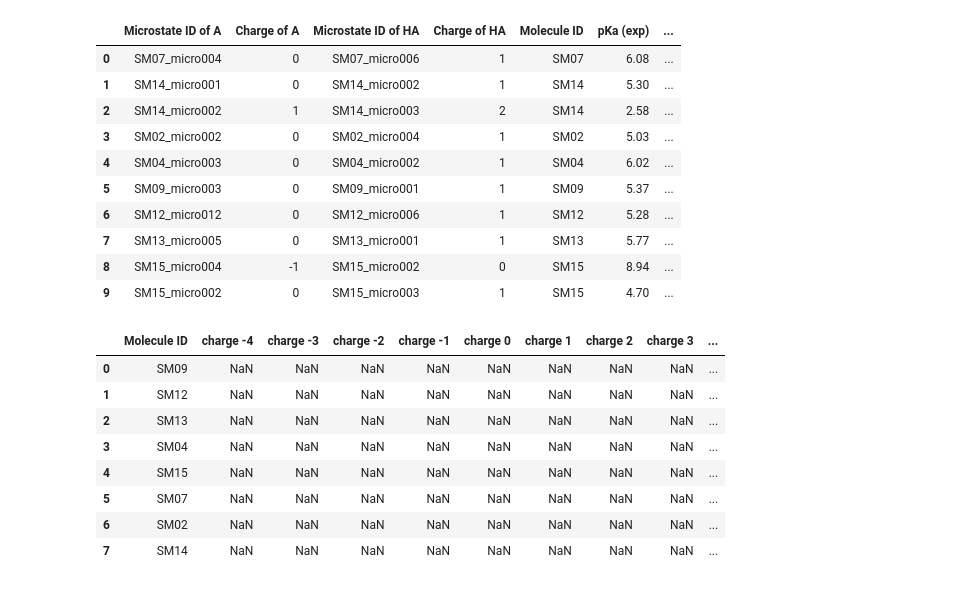
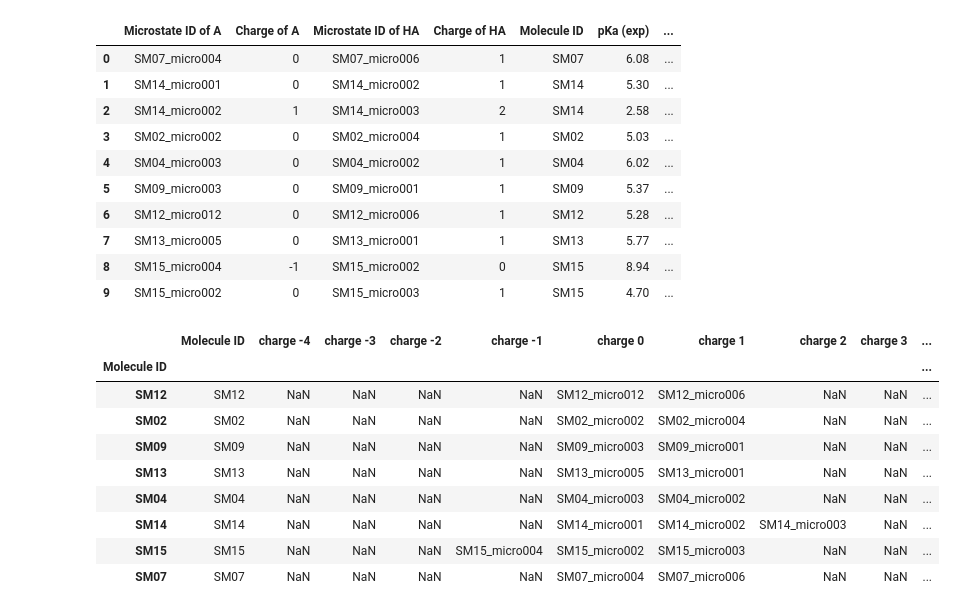
Before and after one commit to choderalab/sampl6-physicochemical-properties, a Jupyter notebook: analysis_of_pKa_predictions/20191003_typeI_microstate_deltaG_calculation/calc_relative_free_energy_at_pH_0.ipynb, the cells around one changed output. Drawn from its saved outputs; the diff is of its cells as text; code cells hidden in the pictures.

```diff
--- a/analysis_of_pKa_predictions/20191003_typeI_microstate_deltaG_calculation/calc_relative_free_energy_at_pH_0.ipynb
+++ b/analysis_of_pKa_predictions/20191003_typeI_microstate_deltaG_calculation/calc_relative_free_energy_at_pH_0.ipynb
@@ -225,18 +223,49 @@ exp_mol_IDs = set(exp_microstates["Molecule ID"].values)
 for i, mol_ID in enumerate(exp_mol_IDs):
     df_exp_dom_ms.loc[i] = [mol_ID, np.NaN, np.NaN, np.NaN, np.NaN, np.NaN, np.NaN, np.NaN, np.NaN, np.NaN ]
 
-# Populate expermental dominant microstate collection
-for i, mol_ID in enumerate(exp_mol_IDs):
-    for charge in charges:
-        dominant_exp_microstate = exp_microstates[exp_microstates["Molecule ID"] == mol_ID]...
-        df_exp_dom_ms.loc[(df_exp_dom_ms["Molecule ID"] == "mol_ID"), "charge {}".format(charge)] = dominant_exp_microstate
+# Make molecule ID the index
+
+df_exp_dom_ms = df_exp_dom_ms.set_index("Molecule ID", drop = False)
-# %% [output]
-|  | Molecule ID | charge -4 | charge -3 | charge -2 | charge -1 | charge 0 | charge 1 | charge 2 | charge 3 | ... |
-| 0 | SM09 | NaN | NaN | NaN | NaN | NaN | NaN | NaN | NaN | ... |
-| 1 | SM12 | NaN | NaN | NaN | NaN | NaN | NaN | NaN | NaN | ... |
-| 2 | SM13 | NaN | NaN | NaN | NaN | NaN | NaN | NaN | NaN | ... |
-| 3 | SM04 | NaN | NaN | NaN | NaN | NaN | NaN | NaN | NaN | ... |
-| 4 | SM15 | NaN | NaN | NaN | NaN | NaN | NaN | NaN | NaN | ... |
-| 5 | SM07 | NaN | NaN | NaN | NaN | NaN | NaN | NaN | NaN | ... |
-| 6 | SM02 | NaN | NaN | NaN | NaN | NaN | NaN | NaN | NaN | ... |
-| 7 | SM14 | NaN | NaN | NaN | NaN | NaN | NaN | NaN | NaN | ... |
+# %%
+# Populate expermental dominant microstate collection
+for i, mol_ID in enumerate(exp_mol_IDs):
+    for charge in charges:
+        #print("mol {}, charge {}".format(mol_ID, charge))
+        exp_ms_1mol = exp_microstates[exp_microstates["Molecule ID"] == mol_ID]
+        #print("exp_ms_1mol:\n",exp_ms_1mol)
+
+        # Check if charge exist in "Charge of A" column
+        exp_charge_of_A = exp_ms_1mol["Charge of A"].values
+        exp_charge_of_HA = exp_ms_1mol["Charge of HA"].values
+        #print("exp_charge_of_A:", exp_charge_of_A)
+        #print("exp_charge_of_HA:", exp_charge_of_HA)
+
+        if charge in exp_charge_of_A:
+            #print("Charges match A.")
+            #exp_dom_ms_ID =  exp_ms_1mol["Microstate ID of A"].values
+            exp_dom_ms_ID = exp_ms_1mol[exp_ms_1mol["Charge of A"] == charge]["Microstate ID of A"].values[0]
+        elif charge in exp_charge_of_HA:
+            #print("Charges match HA.")
+            #exp_dom_ms_ID =  exp_ms_1mol["Microstate ID of HA"].values
+            exp_dom_ms_ID = exp_ms_1mol[exp_ms_1mol["Charge of HA"] == charge]["Microstate ID of HA"].values[0]
+        else:
+            #print("Different charge")
+            exp_dom_ms_ID = np.NaN
+
+        #print("exp_dom_ms_ID:", exp_dom_ms_ID)
+
+        df_exp_dom_ms.loc[mol_ID, "charge {}".format(charge)] = exp_dom_ms_ID
+
+df_exp_dom_ms.to_csv("typeI_submission_dominant_microstate_collection_only_experiments.csv", index=False)
+df_exp_dom_ms
+# %% [output]
+|  | Molecule ID | charge -4 | charge -3 | charge -2 | charge -1 | charge 0 | charge 1 | charge 2 | charge 3 | ... |
+| Molecule ID |  |  |  |  |  |  |  |  |  | ... |
+| SM12 | SM12 | NaN | NaN | NaN | NaN | SM12_micro012 | SM12_micro006 | NaN | NaN | ... |
+| SM02 | SM02 | NaN | NaN | NaN | NaN | SM02_micro002 | SM02_micro004 | NaN | NaN | ... |
+| SM09 | SM09 | NaN | NaN | NaN | NaN | SM09_micro003 | SM09_micro001 | NaN | NaN | ... |
+| SM13 | SM13 | NaN | NaN | NaN | NaN | SM13_micro005 | SM13_micro001 | NaN | NaN | ... |
+| SM04 | SM04 | NaN | NaN | NaN | NaN | SM04_micro003 | SM04_micro002 | NaN | NaN | ... |
+| SM14 | SM14 | NaN | NaN | NaN | NaN | SM14_micro001 | SM14_micro002 | SM14_micro003 | NaN | ... |
+| SM15 | SM15 | NaN | NaN | NaN | SM15_micro004 | SM15_micro002 | SM15_micro003 | NaN | NaN | ... |
+| SM07 | SM07 | NaN | NaN | NaN | NaN | SM07_micro004 | SM07_micro006 | NaN | NaN | ... |
```
Also changed, not shown: parts of 6 cells of this notebook, 3 other files.
